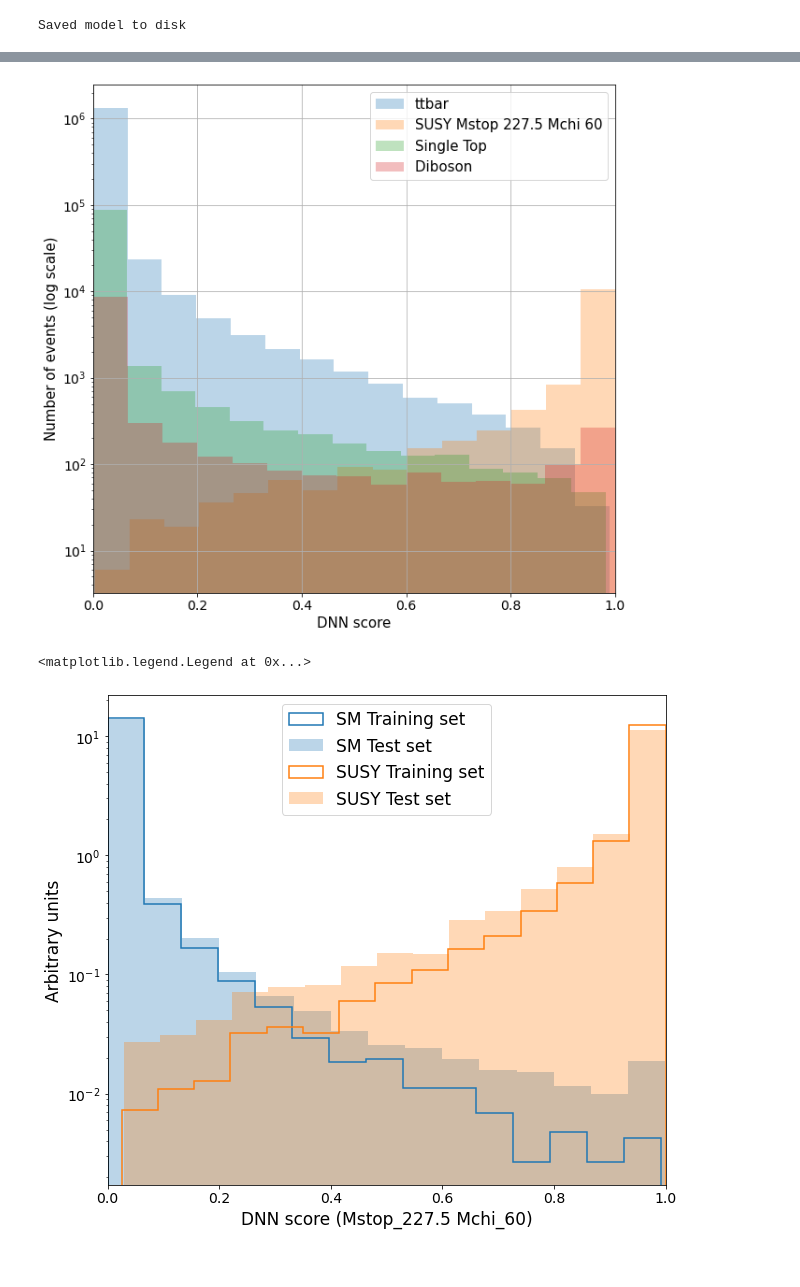
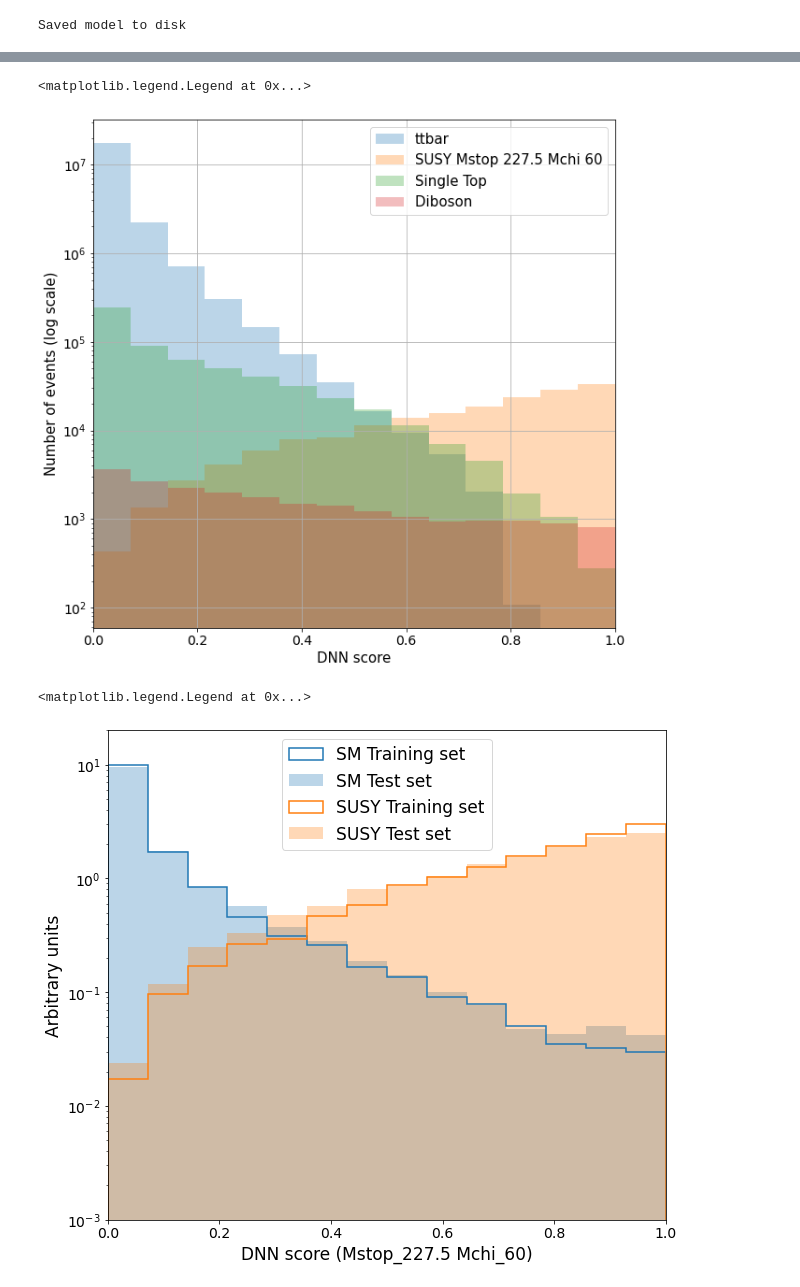
Before and after one commit to jthiema/Top-Quark-Spin-Correlations, a Jupyter notebook: Spin_Corr_DNN/Mstop_227_5_SC.ipynb, the cells around one changed output, grey strips where cells are left out. Drawn from its saved outputs; the diff is of its cells as text; code cells hidden in the pictures.

```diff
--- a/Spin_Corr_DNN/Mstop_227_5_SC.ipynb
+++ b/Spin_Corr_DNN/Mstop_227_5_SC.ipynb
@@ -106,4 +142,5 @@ for train_index, test_index in skf.split(data, label):
     print("TRAIN:", train_index, "TEST:", test_index)
     x_train, x_test = data[train_index], data[test_index]
     y_train, y_test = label[train_index], label[test_index]
+    x_train_wt, x_test_wt = sample_wts[train_index], sample_wts[test_index]
 # %% [output]
@@ -112,18 +149,21 @@ TRAIN: [    8    13    15 ... 73991 73993 73994] TEST: [    0     1     2 ... 73
 # %%
-idx = np.random.permutation(len(x_train))
-x_train = x_train[idx]
-y_train = y_train[idx]
+idx      = np.random.permutation(len(x_train))
+x_train  = x_train[idx]
+y_train  = y_train[idx]
+x_train_wt = x_train_wt[idx]
 # %%
 from keras.optimizers import SGD
 from keras.models import Sequential
-from keras.layers import Dense, Activation,Dropout
-from skopt import gp_minimize
+from keras.layers import Dense, Activation,Dropout , BatchNormalization
+from skopt        import gp_minimize
 
 model = Sequential()
-model.add(Dense(200, input_dim = 23  ,activation='relu'))
-model.add(Dropout(0.1))
-#model.add(Dense(100, input_dim = 100 ,activation='tanh'))
+model.add(Dense(250, input_dim = 39 ,activation='relu'))
+model.add(Dropout(0.4))
+#model.add(BatchNormalization())
+#model.add(Dense(100, input_dim = 100 ,activation='relu'))
 #model.add(Dropout(0.2))
+#model.add(BatchNormalization())
 model.add(Dense(1, activation='sigmoid'))
 model.compile(loss='binary_crossentropy', optimizer='adam',metrics=['accuracy'])
 model.summary()
@@ -163,8 +186,8 @@ To enable them in other operations, rebuild TensorFlow with the appropriate comp
 from keras.callbacks import EarlyStopping
 from keras.callbacks import ModelCheckpoint
 # %%
-hist = model.fit(x_train, y_train, batch_size=100, epochs=1000,verbose=1, shuffle=True, validation_split=0.2,
-                  callbacks=[EarlyStopping(monitor='val_loss', patience=50, verbose=1, mode='min'),
+hist = model.fit(x_train, y_train, sample_weight=x_train_wt, batch_size=40, epochs=1000,verbose=1, shuffle=True, validation_split=0.2,
+                  callbacks=[EarlyStopping(monitor='val_loss', patience=15, verbose=1, mode='min'),
                   ModelCheckpoint(filepath='model2.h5', verbose=0)])
 # %% [output]
 Epoch 1/1000
@@ -302,19 +327,21 @@ si_pred  = model.predict(sig_df[17000:])
 # %%
+binning = np.linspace(0,1,15)
 plt.figure(figsize=(10,10))
 plt.tick_params(axis="y", labelsize=14)
 plt.tick_params(axis="x", labelsize=14)
-plt.hist(tt_pred, bins=15, alpha=0.3, label='ttbar')
-plt.hist(si_pred, bins=15, alpha=0.3, label='SUSY Mstop 227.5 Mchi 60')
-plt.hist(st_pred, bins=15, alpha=0.3, label='Single Top')
-plt.hist(vv_pred, bins=15, alpha=0.3, label='Diboson ')
-#plt.hist(sat_pred, bins=15, alpha=0.3, label='Single Antitop')
+plt.hist(tt_pred, bins=binning, alpha=0.3, weights= tt_pred_wt, label='ttbar')
+plt.hist(si_pred, bins=binning, alpha=0.3, weights= si_pred_wt, label='SUSY Mstop 227.5 Mchi 60')
+plt.hist(st_pred, bins=binning, alpha=0.3, weights= st_pred_wt, label='Single Top')
+plt.hist(vv_pred, bins=binning, alpha=0.3, weights= vv_pred_wt, label='Diboson ')
+#plt.hist(sat_pred, bins=binning, alpha=0.3, label='Single Antitop')
 plt.yscale('log')
 plt.xlim(0,1)
 plt.xlabel('DNN score', fontsize=15)
 plt.ylabel('Number of events (log scale)', fontsize=15)
 plt.grid()
 plt.legend(loc='best', fontsize=15)
-plt.savefig('DNN_score_Mstop_227_5_Mchi_60.jpg')
+#plt.savefig('DNN_score_Mstop_227_5_Mchi_60.jpg')
 # %% [output]
+<matplotlib.legend.Legend at 0x...>
-[figure, old version]
+[figure, new version]
 # %%
@@ -326,24 +353,25 @@ np.savetxt('Mstop_227_5_mchi_60_vv_pred.txt'  , vv_pred)
 # %%
 c0 = 'C0'
 c1 = 'C1'
+binning = np.linspace(0,1,15)
 plt.figure(figsize=(10,9))
 plt.tick_params(axis="y", labelsize=14)
 plt.tick_params(axis="x", labelsize=14)
-plt.hist(y_pred_train[y_train == 0], bins=15, label='SM Training set', histtype='step', linestyle='solid', linewidth=1.5, density=True, color=c0)
-plt.hist(y_pred_test[y_test == 0]  , bins=15, label='SM Test set'    , alpha=0.3, linewidth=1.5, density=True , color=c0)
-plt.hist(y_pred_train[y_train == 1], bins=15, label='SUSY Training set', histtype='step' , linestyle='solid', linewidth=1.5, density=True, color=c1)
-plt.hist(y_pred_test[y_test == 1]  , bins=15, label='SUSY Test set ', alpha=0.3, linewidth=1.5, density=True, color=c1)
+plt.hist(y_pred_train[y_train == 0], bins=binning, label='SM Training set', histtype='step', linestyle='solid', linewidth=1.5, density=True, color=c0)
+plt.hist(y_pred_test[y_test == 0]  , bins=binning, label='SM Test set'    , alpha=0.3, linewidth=1.5, density=True , color=c0)
+plt.hist(y_pred_train[y_train == 1], bins=binning, label='SUSY Training set', histtype='step' , linestyle='solid', linewidth=1.5, density=True, color=c1)
+plt.hist(y_pred_test[y_test == 1]  , bins=binning, label='SUSY Test set ', alpha=0.3, linewidth=1.5, density=True, color=c1)
 
 plt.yscale('log')
-#plt.ylim(0.1, 40)
+plt.ylim(0.001, 20)
 plt.xlim(0,1)
 plt.xlabel('DNN score (Mstop_227.5 Mchi_60)', fontsize=17)
 plt.ylabel('Arbitrary units', fontsize=17)
 plt.legend(loc='upper center', fontsize=17)
 #plt.savefig('Train vs test Mstop_227.5 Mchi_60.jpg')
 # %% [output]
 <matplotlib.legend.Legend at 0x...>
-[figure, old version]
+[figure, new version]
 # %%
 def CorrMtx(df, dropDuplicates = True):
 
```
Also changed, not shown: parts of 23 cells of this notebook, 6 other files.
